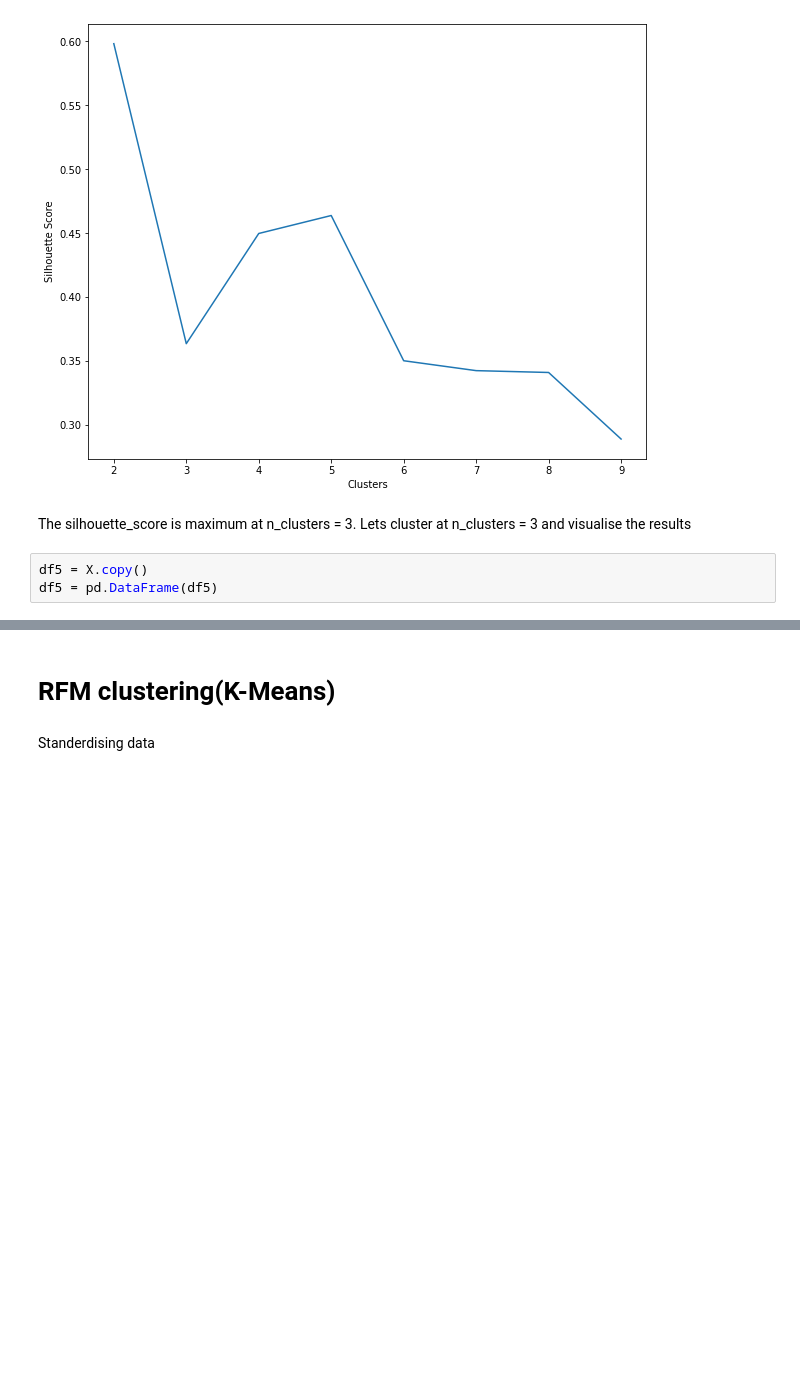
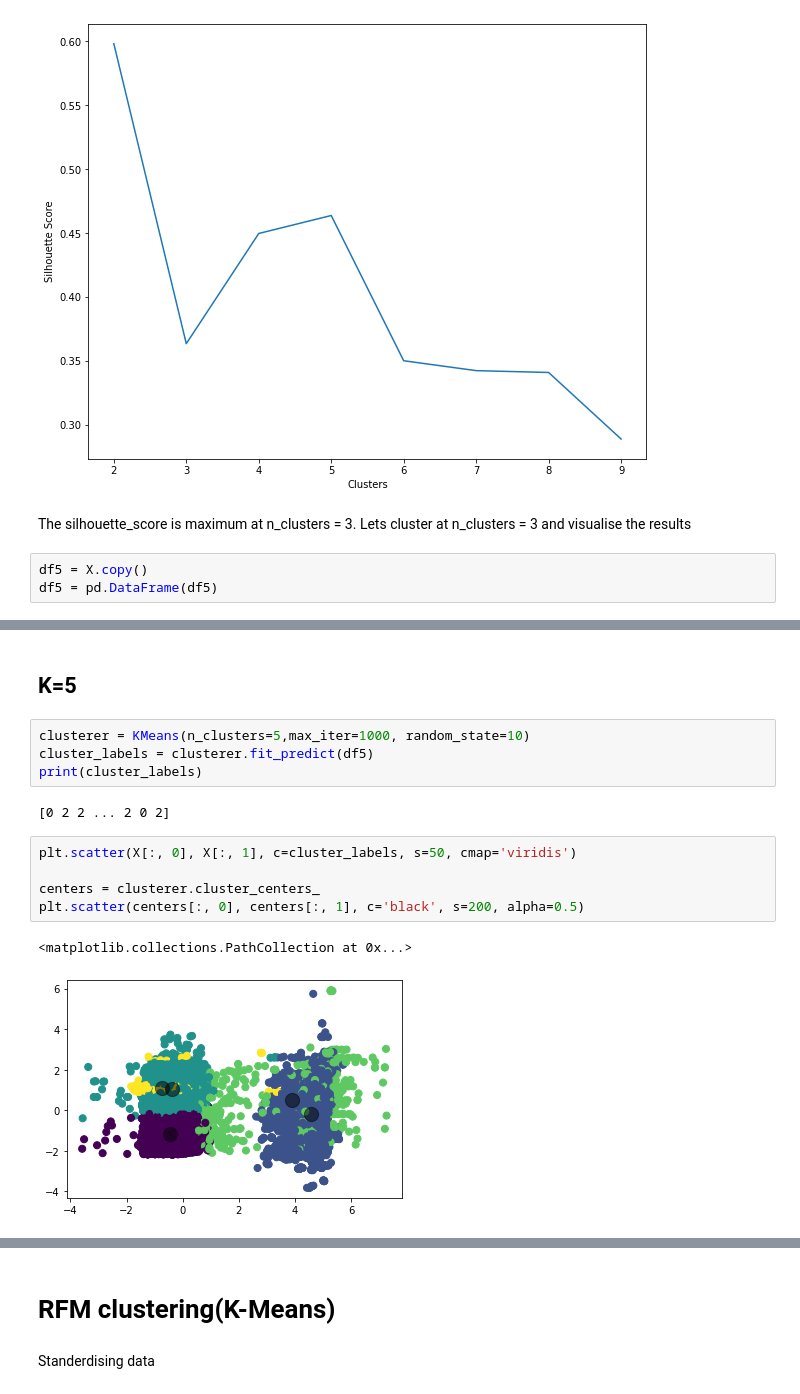
Before and after one commit to ydv1412/Customer_segmentation, a Jupyter notebook: customer_segmentation.ipynb, the cells around one changed output, grey strips where cells are left out. Saved outputs shown, nothing was run; the diff lists cells and outputs as text; blank space fills up the shorter version.

```diff
--- a/customer_segmentation.ipynb
+++ b/customer_segmentation.ipynb
@@ -645,0 +644,16 @@ plt.scatter(centers[:, 0], centers[:, 1], c='black', s=200, alpha=0.5)
+# %% [markdown]
+## K=5
+# %%
+clusterer = KMeans(n_clusters=5,max_iter=1000, random_state=10)
+cluster_labels = clusterer.fit_predict(df5)
+print(cluster_labels)
+# %% [output]
+[0 2 2 ... 2 0 2]
+# %%
+plt.scatter(X[:, 0], X[:, 1], c=cluster_labels, s=50, cmap='viridis')
+
+centers = clusterer.cluster_centers_
+plt.scatter(centers[:, 0], centers[:, 1], c='black', s=200, alpha=0.5)
+# %% [output]
+<matplotlib.collections.PathCollection at 0x...>
+[figure, added]
```
Also changed, not shown: parts of 43 cells of this notebook.
